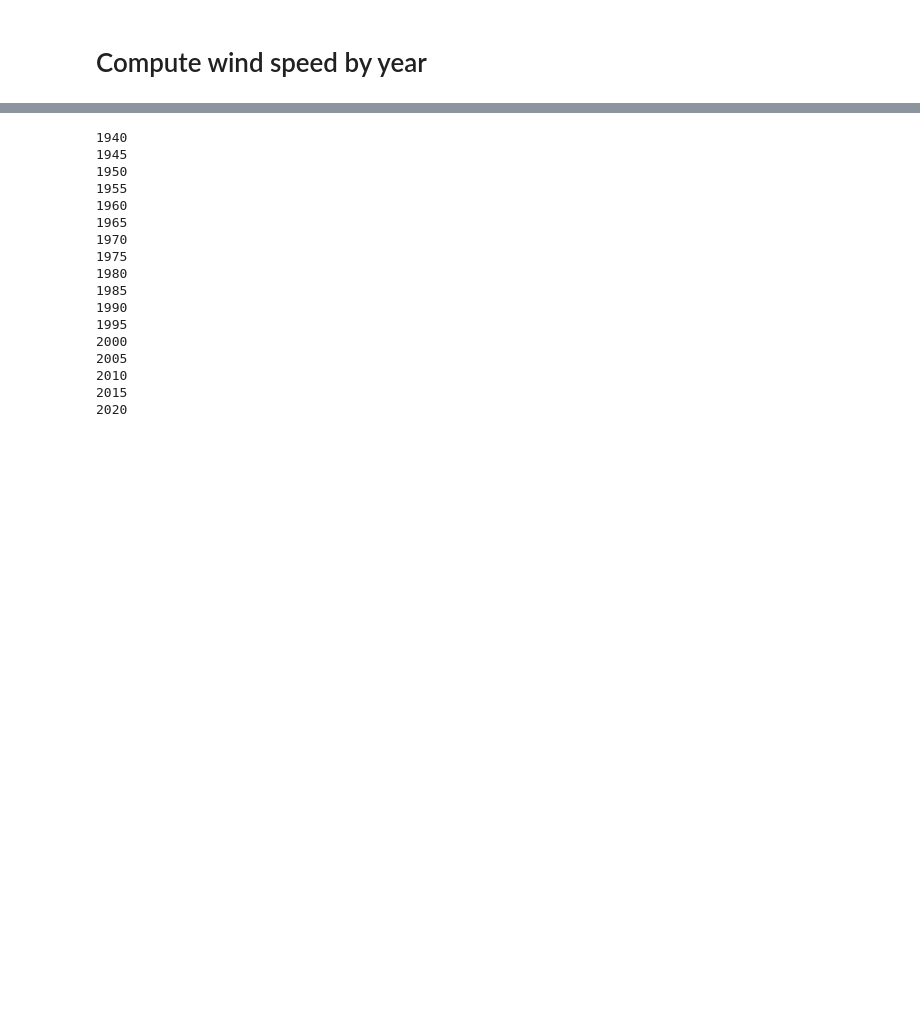
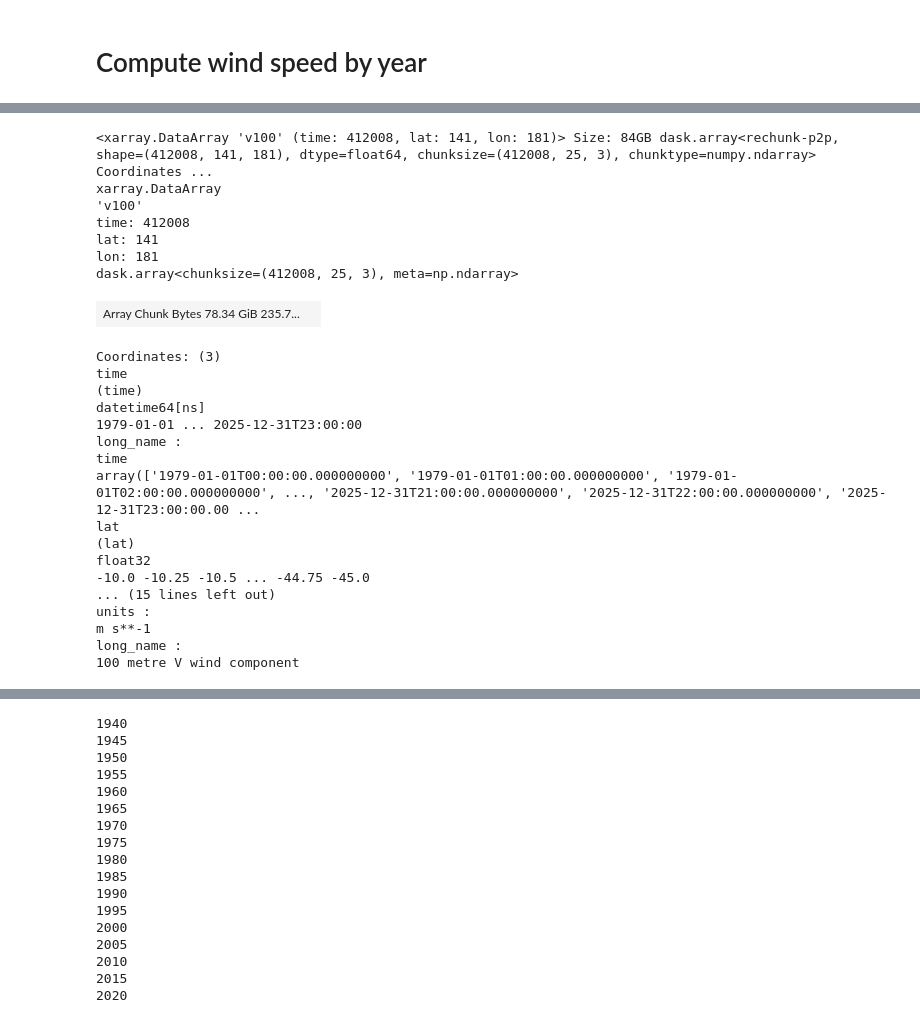
Before and after one commit to dougrichardson/wind_drought, a Jupyter notebook: notebooks/01_ERA5_wind_speed.ipynb, the cells around one changed output, grey strips where cells are left out. Saved outputs shown, nothing was run; the diff lists cells and outputs as text; code cells hidden in the pictures; blank space fills up the shorter version.

```diff
--- a/notebooks/01_ERA5_wind_speed.ipynb
+++ b/notebooks/01_ERA5_wind_speed.ipynb
@@ -132,0 +182,34 @@ YEARS = range(1940, 2025)
+# %%
+u100_chunked = u100.chunk({"time": -1, "lat": 25, "lon": 3})
+v100_chunked = v100.chunk({"time": -1, "lat": 25, "lon": 3})
+# %%
+u100_chunked = u100_chunked["u100"]
+v100_chunked = v100_chunked["v100"]
+# %%
+v100_chunked
+# %% [output]
+<xarray.DataArray 'v100' (time: 412008, lat: 141, lon: 181)> Size: 84GB dask.array<rechunk-p2p, shape=(412008, 141, 181), dtype=float64, chunksize=(412008, 25, 3), chunktype=numpy.ndarray> Coordinates ...
+xarray.DataArray
+'v100'
+time: 412008
+lat: 141
+lon: 181
+dask.array<chunksize=(412008, 25, 3), meta=np.ndarray>
+| Array Chunk Bytes 78.34 GiB 235.7... |  |
+Coordinates: (3)
+time
+(time)
+datetime64[ns]
+1979-01-01 ... 2025-12-31T23:00:00
+long_name :
+time
+array(['1979-01-01T00:00:00.000000000', '1979-01-01T01:00:00.000000000', '1979-01-01T02:00:00.000000000', ..., '2025-12-31T21:00:00.000000000', '2025-12-31T22:00:00.000000000', '2025-12-31T23:00:00.00 ...
+lat
+(lat)
+float32
+-10.0 -10.25 -10.5 ... -44.75 -45.0
+... (15 lines left out)
+units :
+m s**-1
+long_name :
+100 metre V wind component
```
Also changed, not shown: parts of 37 cells of this notebook, 12 other files.
